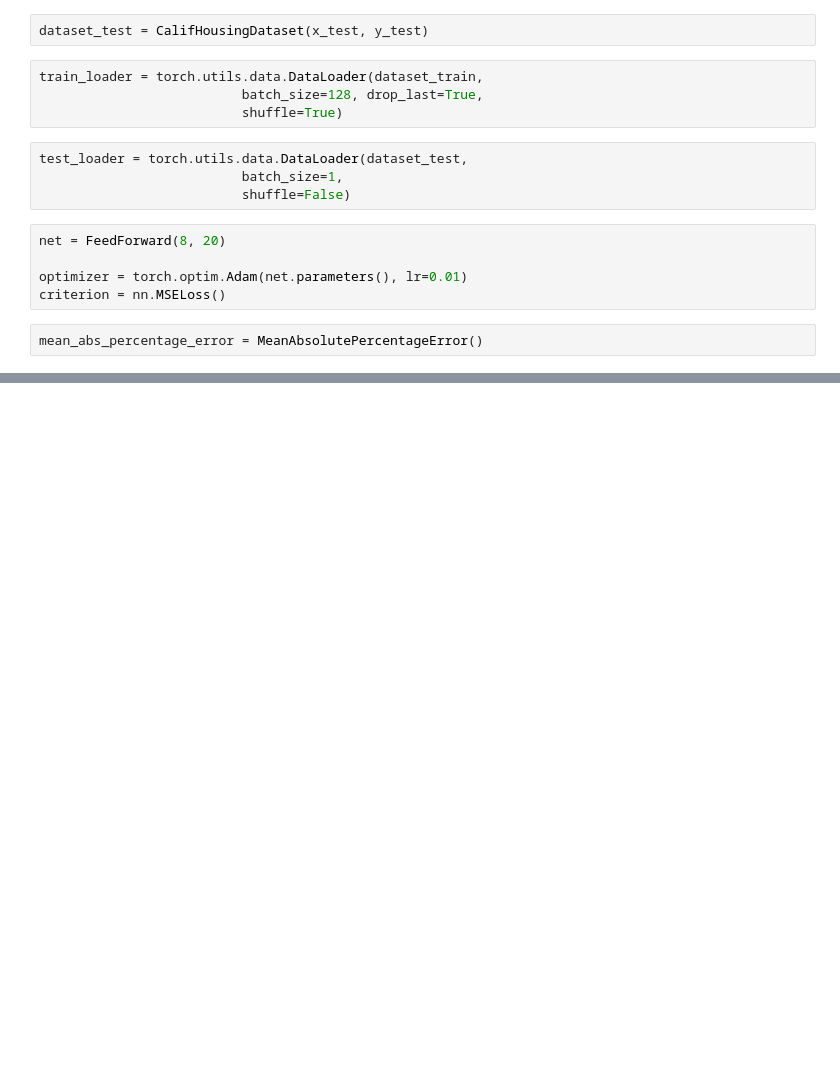
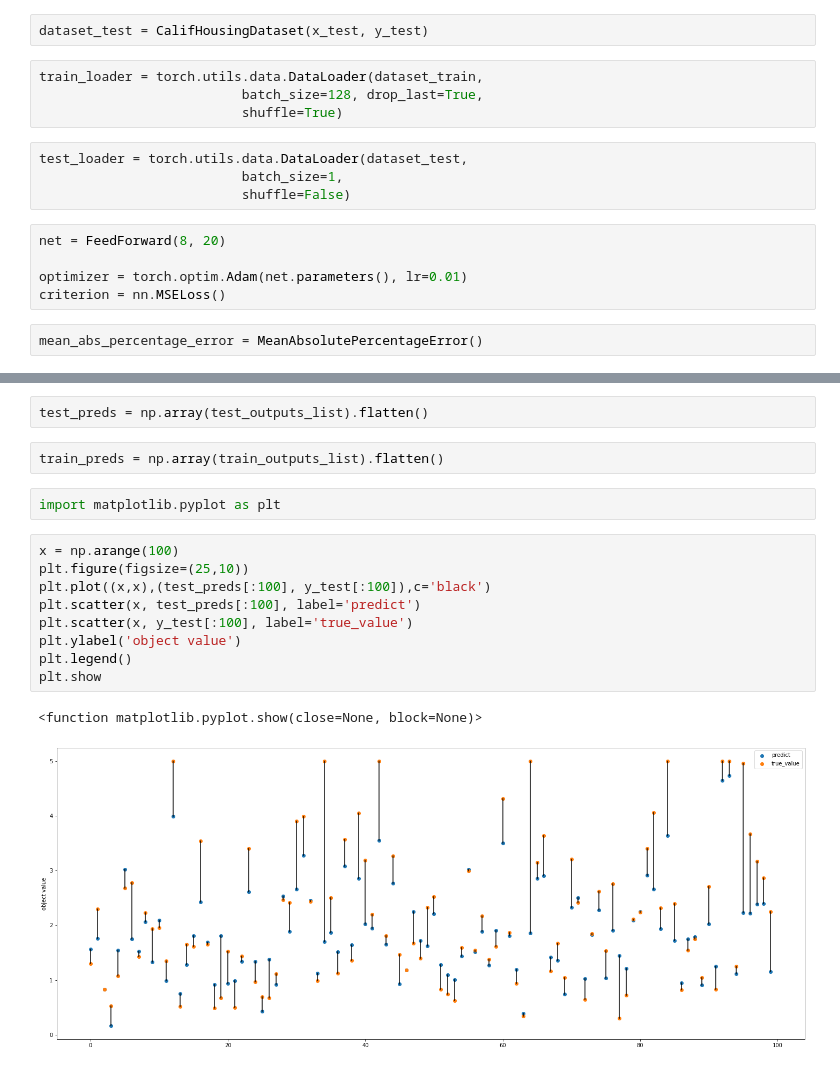
Before and after one commit to aldalinde/PyTorch, a Jupyter notebook: HW_03.ipynb, the cells around one changed output, grey strips where cells are left out. Drawn from its saved outputs; the diff is of its cells as text; blank space fills up the shorter version.

Commit message:
MAPE fixed: shows real values in output
Visualization added on first 100 predictions on train and on test

```diff
--- a/HW_03.ipynb
+++ b/HW_03.ipynb
@@ -184,0 +223,18 @@ Epoch [1/10]. Step [1/120]. Loss: 0.008. MAPE: 0.004. . Test acc: 1.079Test MAPE
+# %%
+test_preds = np.array(test_outputs_list).flatten()
+# %%
+train_preds = np.array(train_outputs_list).flatten()
+# %%
+import matplotlib.pyplot as plt
+# %%
+x = np.arange(100)
+plt.figure(figsize=(25,10))
+plt.plot((x,x),(test_preds[:100], y_test[:100]),c='black')
+plt.scatter(x, test_preds[:100], label='predict')
+plt.scatter(x, y_test[:100], label='true_value')
+plt.ylabel('object value')
+plt.legend()
+plt.show
+# %% [output]
+<function matplotlib.pyplot.show(close=None, block=None)>
+[figure, added]
```
Also changed, not shown: parts of 5 cells of this notebook.
